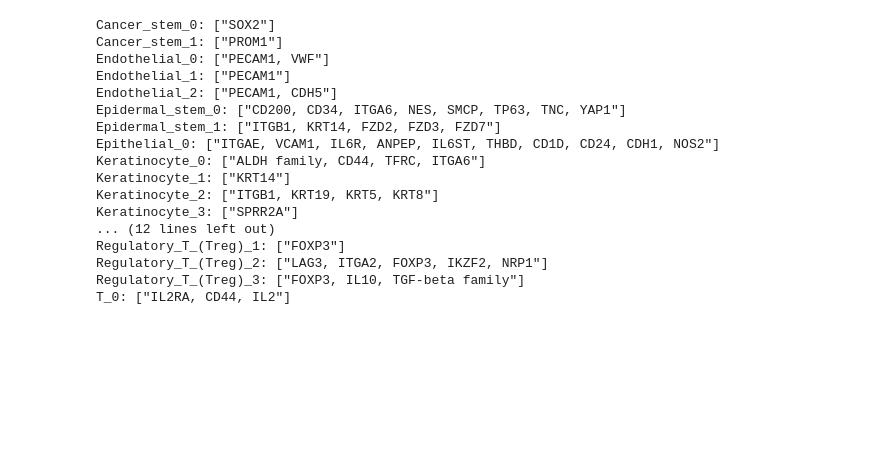
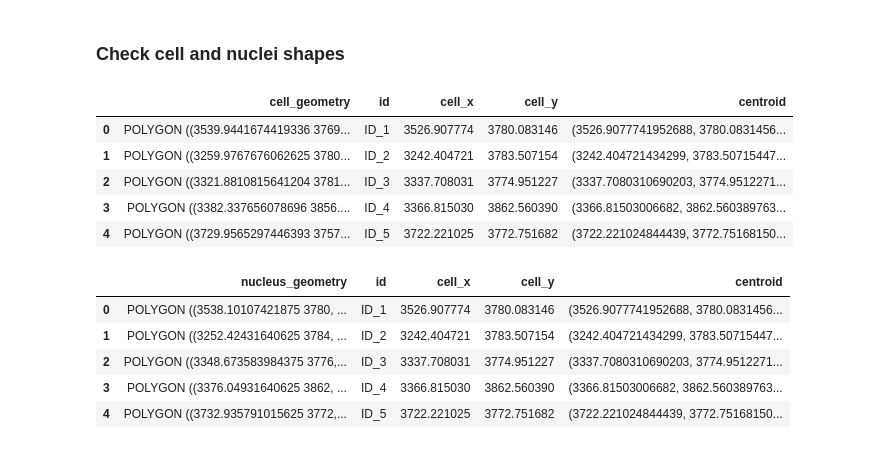
Before and after one commit to ScheWann/Biovis2025, a Jupyter notebook: Python/preprocessing.ipynb, the cells around one changed output. Cells and saved outputs as stored; diff of their text form; code cells hidden in the pictures; blank space fills up the shorter version.

```diff
--- a/Python/preprocessing.ipynb
+++ b/Python/preprocessing.ipynb
@@ -181,25 +0,0 @@ See the caveats in the documentation: https://pandas.pydata.org/pandas-docs/stab
-# %%
-# get each cell‘s geneSymbol
-grouped = df_skin_selected.groupby('cellName_clean')['geneSymbol'].apply(list)
-
-for cell, genes in grouped.items():
-    quoted_genes = [f'"{gene}"' for gene in genes]
-    print(f'{cell}: [{", ".join(quoted_genes)}]')
-# %% [output]
-Cancer_stem_0: ["SOX2"]
-Cancer_stem_1: ["PROM1"]
-Endothelial_0: ["PECAM1, VWF"]
-Endothelial_1: ["PECAM1"]
-Endothelial_2: ["PECAM1, CDH5"]
-Epidermal_stem_0: ["CD200, CD34, ITGA6, NES, SMCP, TP63, TNC, YAP1"]
-Epidermal_stem_1: ["ITGB1, KRT14, FZD2, FZD3, FZD7"]
-Epithelial_0: ["ITGAE, VCAM1, IL6R, ANPEP, IL6ST, THBD, CD1D, CD24, CDH1, NOS2"]
-Keratinocyte_0: ["ALDH family, CD44, TFRC, ITGA6"]
-Keratinocyte_1: ["KRT14"]
-Keratinocyte_2: ["ITGB1, KRT19, KRT5, KRT8"]
-Keratinocyte_3: ["SPRR2A"]
-... (12 lines left out)
-Regulatory_T_(Treg)_1: ["FOXP3"]
-Regulatory_T_(Treg)_2: ["LAG3, ITGA2, FOXP3, IKZF2, NRP1"]
-Regulatory_T_(Treg)_3: ["FOXP3, IL10, TGF-beta family"]
-T_0: ["IL2RA, CD44, IL2"]
@@ -205,0 +5,24 @@ T_0: ["IL2RA, CD44, IL2"]
+# %% [markdown]
+### **Check cell and nuclei shapes**
+# %%
+cells_df = pd.read_csv("../Example_Data/H1-TXK6Z4X-A1_2um/cells_df.csv", index_col=0)
+cells_df = cells_df.rename(columns={'geometry': 'cell_geometry'})
+cells_df.head()
+# %% [output]
+|  | cell_geometry | id | cell_x | cell_y | centroid |
+| 0 | POLYGON ((3539.9441674419336 3769... | ID_1 | 3526.907774 | 3780.083146 | (3526.9077741952688, 3780.0831456... |
+| 1 | POLYGON ((3259.9767676062625 3780... | ID_2 | 3242.404721 | 3783.507154 | (3242.404721434299, 3783.50715447... |
+| 2 | POLYGON ((3321.8810815641204 3781... | ID_3 | 3337.708031 | 3774.951227 | (3337.7080310690203, 3774.9512271... |
+| 3 | POLYGON ((3382.337656078696 3856.... | ID_4 | 3366.815030 | 3862.560390 | (3366.81503006682, 3862.560389763... |
+| 4 | POLYGON ((3729.9565297446393 3757... | ID_5 | 3722.221025 | 3772.751682 | (3722.221024844439, 3772.75168150... |
+# %%
+nuclei_df = pd.read_csv("../Example_Data/H1-TXK6Z4X-A1_2um/nuclei_df.csv", index_col=0)
+nuclei_df = nuclei_df.rename(columns={'geometry': 'nucleus_geometry'})
+nuclei_df.head()
+# %% [output]
+|  | nucleus_geometry | id | cell_x | cell_y | centroid |
+| 0 | POLYGON ((3538.10107421875 3780, ... | ID_1 | 3526.907774 | 3780.083146 | (3526.9077741952688, 3780.0831456... |
+| 1 | POLYGON ((3252.42431640625 3784, ... | ID_2 | 3242.404721 | 3783.507154 | (3242.404721434299, 3783.50715447... |
+| 2 | POLYGON ((3348.673583984375 3776,... | ID_3 | 3337.708031 | 3774.951227 | (3337.7080310690203, 3774.9512271... |
+| 3 | POLYGON ((3376.04931640625 3862, ... | ID_4 | 3366.815030 | 3862.560390 | (3366.81503006682, 3862.560389763... |
+| 4 | POLYGON ((3732.935791015625 3772,... | ID_5 | 3722.221025 | 3772.751682 | (3722.221024844439, 3772.75168150... |
```
Also changed, not shown: parts of 21 cells of this notebook, 16 other files.
